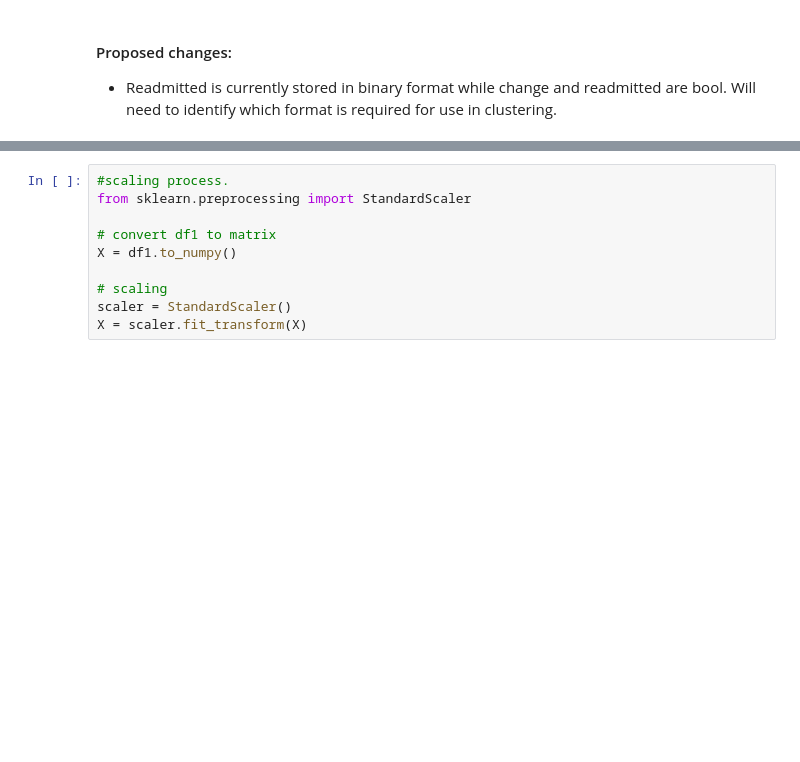
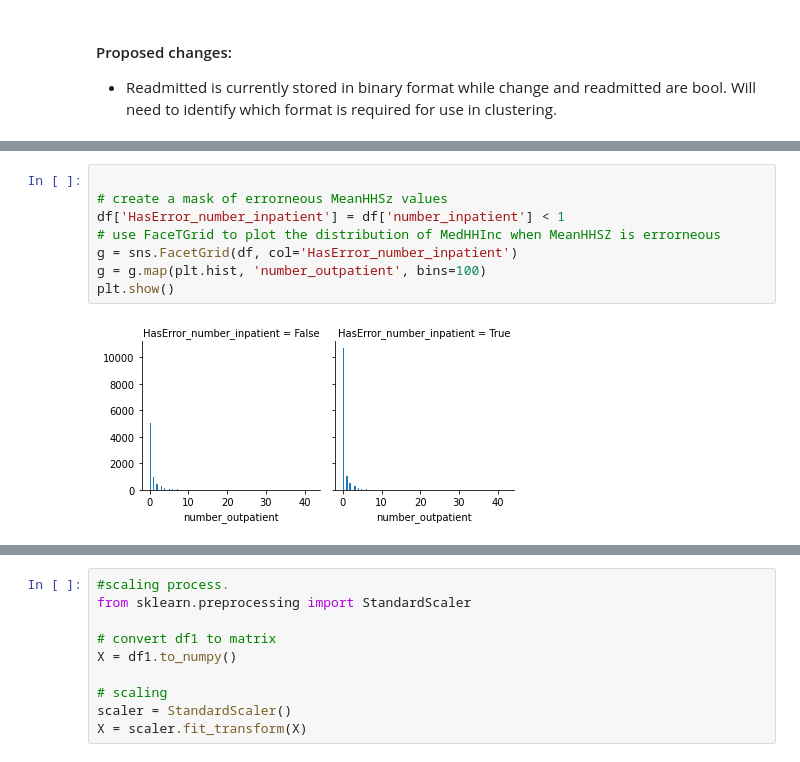
Before and after one commit to NhiNguyen2304/IFN509, a Jupyter notebook: Assignment2/Assignment2_ProjectB.ipynb, the cells around one changed output, grey strips where cells are left out. Cells and saved outputs as stored; diff of their text form; blank space fills up the shorter version.

```diff
--- a/Assignment2/Assignment2_ProjectB.ipynb
+++ b/Assignment2/Assignment2_ProjectB.ipynb
@@ -21,0 +161,10 @@ print(df.describe())
+# %%
+
+# create a mask of errorneous MeanHHSz values
+df['HasError_number_inpatient'] = df['number_inpatient'] < 1
+# use FaceTGrid to plot the distribution of MedHHInc when MeanHHSZ is errorneous
+g = sns.FacetGrid(df, col='HasError_number_inpatient')
+g = g.map(plt.hist, 'number_outpatient', bins=100)
+plt.show()
+# %% [output]
+[figure, added]
```
Also changed, not shown: parts of 46 cells of this notebook.
